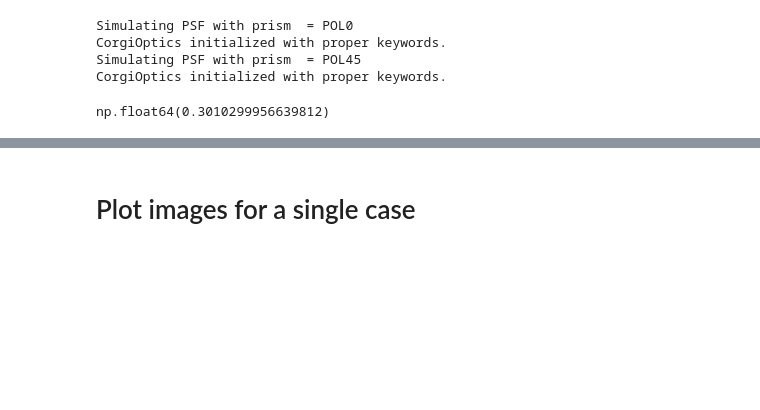
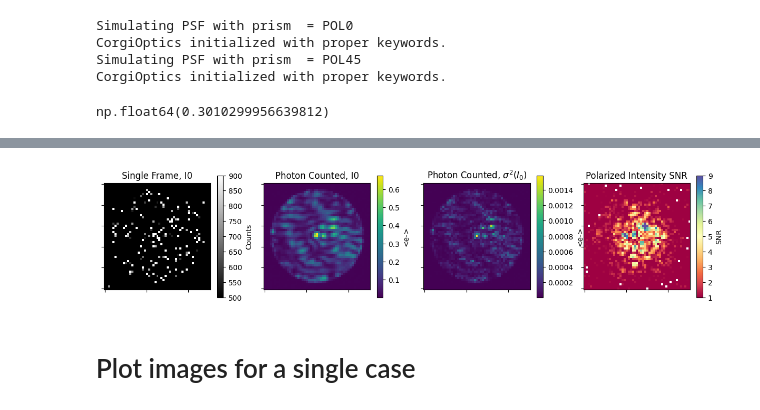
Before and after one commit to Jashcraf/roman_pol_etc, a Jupyter notebook: PhotonCounting.ipynb, the cells around one changed output, grey strips where cells are left out. Saved outputs shown, nothing was run; the diff lists cells and outputs as text; code cells hidden in the pictures; blank space fills up the shorter version.

```diff
--- a/PhotonCounting.ipynb
+++ b/PhotonCounting.ipynb
@@ -220,3 +253,32 @@ plt.show()
+# %%
+plt.figure(figsize=[15, 3])
+plt.subplot(141)
+plt.title("Single Frame, I0")
+plt.imshow(detector._image_stack_00[0], vmin=500, vmax=900, cmap="gray")
+plt.colorbar(label="Counts")
+plt.tick_params(axis='x', which='both', bottom=True, labelbottom=False)
+plt.tick_params(axis='y', which='both', bottom=True, labelleft=False)
+plt.subplot(142)
+plt.title("Photon Counted, I0")
+plt.imshow(I0, cmap="viridis")
+plt.colorbar(label="<e->")
+plt.tick_params(axis='x', which='both', bottom=True, labelbottom=False)
+plt.tick_params(axis='y', which='both', bottom=True, labelleft=False)
+plt.subplot(143)
+plt.title("Photon Counted, "+r"$\sigma^2 (I_{0})$")
+plt.imshow(var_I0, cmap="viridis")
+plt.colorbar(label="<e->")
+plt.tick_params(axis='x', which='both', bottom=True, labelbottom=False)
+plt.tick_params(axis='y', which='both', bottom=True, labelleft=False)
+plt.subplot(144)
+plt.title("Polarized Intensity SNR")
+plt.imshow(DoLP, cmap="Spectral", vmax=9, vmin=1)
+plt.colorbar(label="SNR")
+plt.tick_params(axis='x', which='both', bottom=True, labelbottom=False)
+plt.tick_params(axis='y', which='both', bottom=True, labelleft=False)
+plt.show()
+# %% [output]
+[figure, added]
 # %% [markdown]
 # Plot images for a single case
 # %%
```
Also changed, not shown: parts of 6 cells of this notebook, 2 other files.
